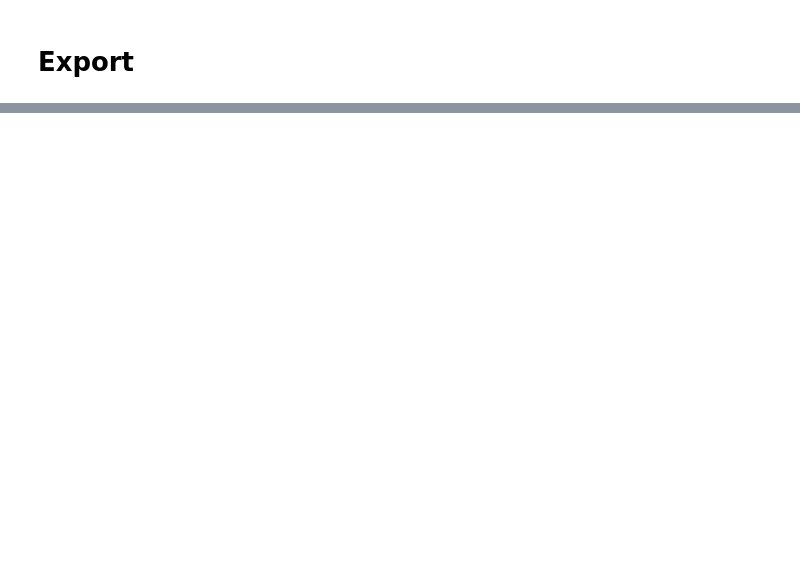
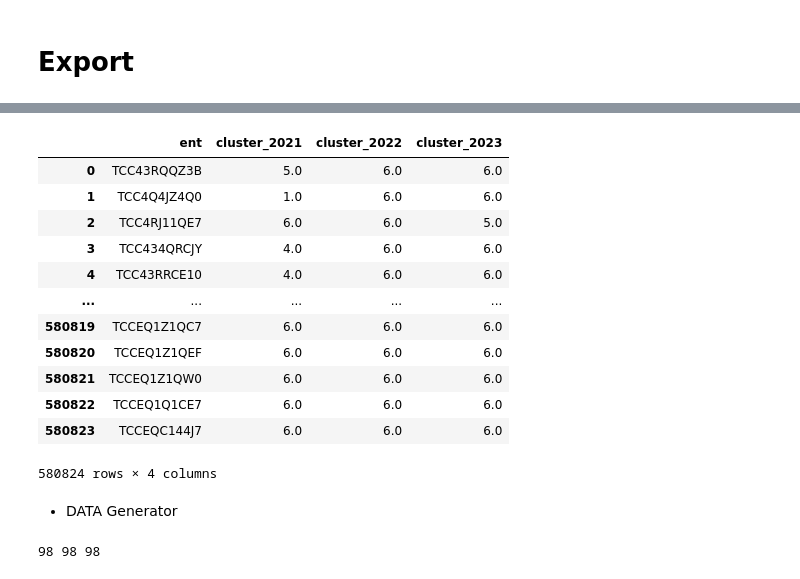
Before and after one commit to HikariJadeEmpire/AdvancedAnalytics-MADT8101, a Jupyter notebook: Week05_CustomerSegmentation/week5-Segmentation(personal).ipynb, the cells around one changed output, grey strips where cells are left out. Saved outputs shown, nothing was run; the diff lists cells and outputs as text; code cells hidden in the pictures; blank space fills up the shorter version.

```diff
--- a/Week05_CustomerSegmentation/week5-Segmentation(personal).ipynb
+++ b/Week05_CustomerSegmentation/week5-Segmentation(personal).ipynb
@@ -729,3 +731,21 @@ df[df[['cluster_2021', 'cluster_2022', 'cluster_2023']].notnull().all(1)]
 1390 rows × 4 columns
 # %%
-dfoff = df.fillna('LOSS')
+dfoff = df.fillna(6)
+
+dfoff
+# %% [output]
+|  | ent | cluster_2021 | cluster_2022 | cluster_2023 |
+| 0 | TCC43RQQZ3B | 5.0 | 6.0 | 6.0 |
+| 1 | TCC4Q4JZ4Q0 | 1.0 | 6.0 | 6.0 |
+| 2 | TCC4RJ11QE7 | 6.0 | 6.0 | 5.0 |
+| 3 | TCC434QRCJY | 4.0 | 6.0 | 6.0 |
+| 4 | TCC43RRCE10 | 4.0 | 6.0 | 6.0 |
+| ... | ... | ... | ... | ... |
+| 580819 | TCCEQ1Z1QC7 | 6.0 | 6.0 | 6.0 |
+| 580820 | TCCEQ1Z1QEF | 6.0 | 6.0 | 6.0 |
+| 580821 | TCCEQ1Z1QW0 | 6.0 | 6.0 | 6.0 |
+| 580822 | TCCEQ1Q1CE7 | 6.0 | 6.0 | 6.0 |
+| 580823 | TCCEQC144J7 | 6.0 | 6.0 | 6.0 |
+580824 rows × 4 columns
+# %% [markdown]
+- DATA Generator
@@ -732,3 +776,7 @@ dfoff = df.fillna('LOSS')
+# %%
+print(len(sankey_source),len(sankey_target),len(vals))
+# %% [output]
+98 98 98
 # %%
 import plotly.graph_objects as go
 
```
Also changed, not shown: parts of 22 cells of this notebook.
